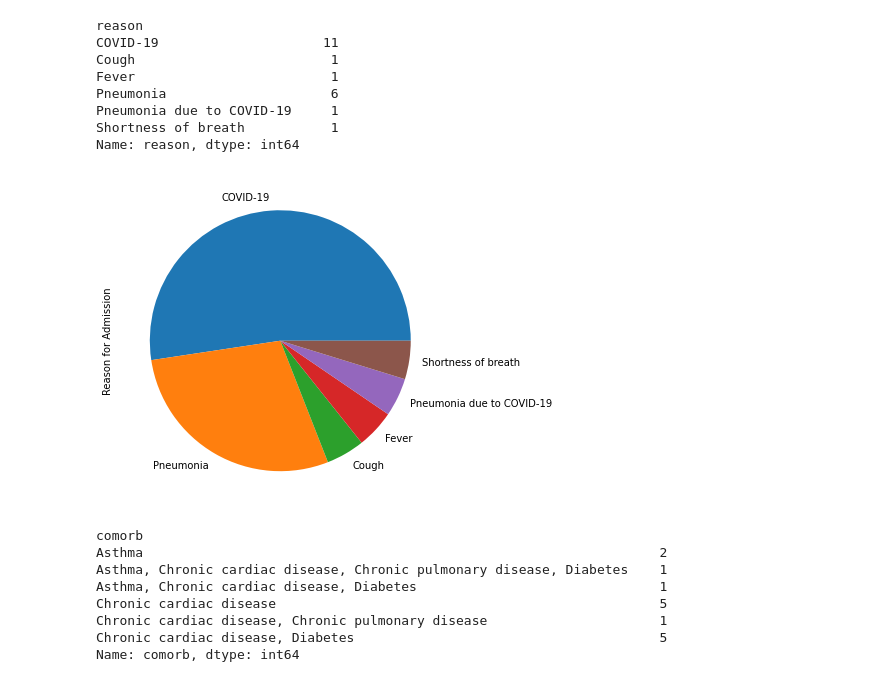
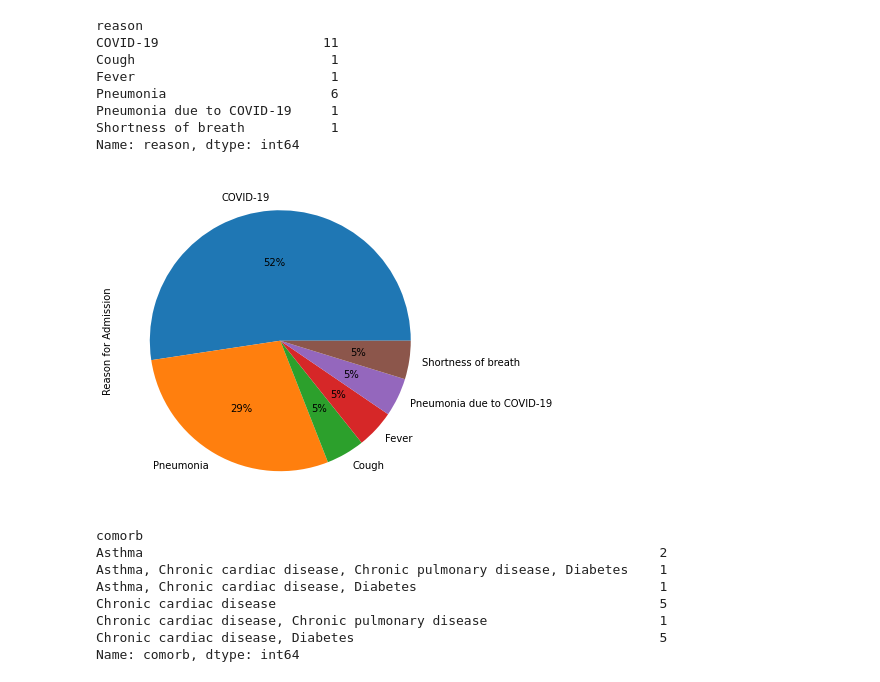
Before and after one commit to TheNatureWarrior/TP1_NPA_JDD, a Jupyter notebook: TP1_NPA_JDD.ipynb, the cells around one changed output. Cells and saved outputs as stored; diff of their text form; code cells hidden in the pictures.

```diff
--- a/TP1_NPA_JDD.ipynb
+++ b/TP1_NPA_JDD.ipynb
@@ -2516,12 +2516,12 @@ Pneumonia due to COVID-19     1
 Shortness of breath           1
 Name: reason, dtype: int64
 # %%
-Admission.sort_values(ascending=False).plot(kind="pie",figsize=(12,6),xlabel="Amount of Admissions",ylabel='Reason for Admission')
+Admission.sort_values(ascending=False).plot(kind="pie",figsize=(12,6),xlabel="Amount of Admissions",ylabel='Reason for Admission',autopct='%1.0f%%')
 plt.rc('xtick', labelsize=20)
 plt.rc('ytick', labelsize=20)
 plt.savefig('Admission_AmountvsReason.png', bbox_inches='tight')
 # %% [output]
-[figure, old version]
+[figure, new version]
 # %%
 Known_Illness1 = Patient['comorb'].groupby(Patient['comorb']).count()
 Known_Illness1
```
Also changed, not shown: parts of 2 cells of this notebook, 2 other files.
